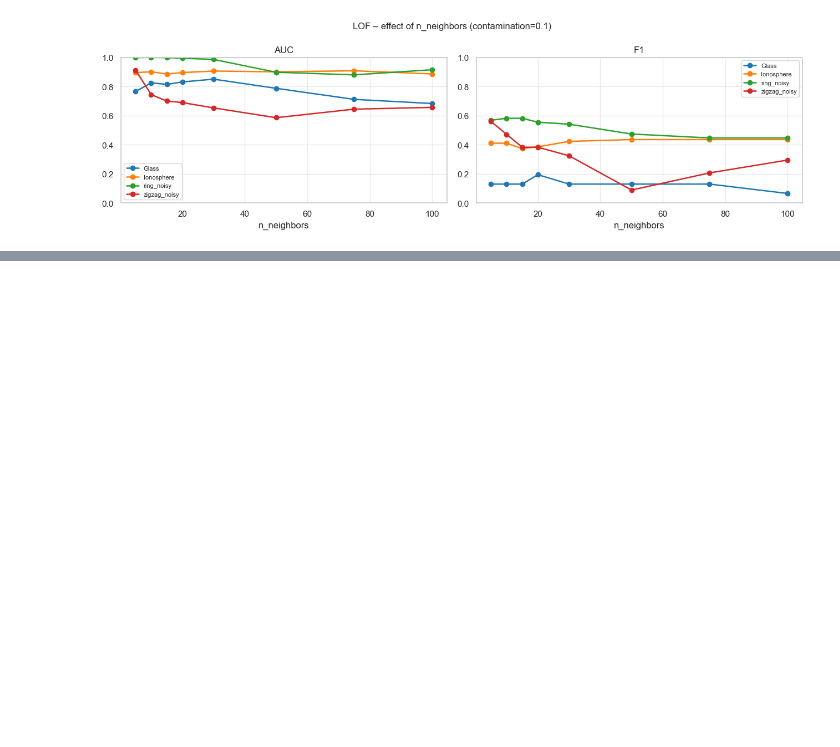
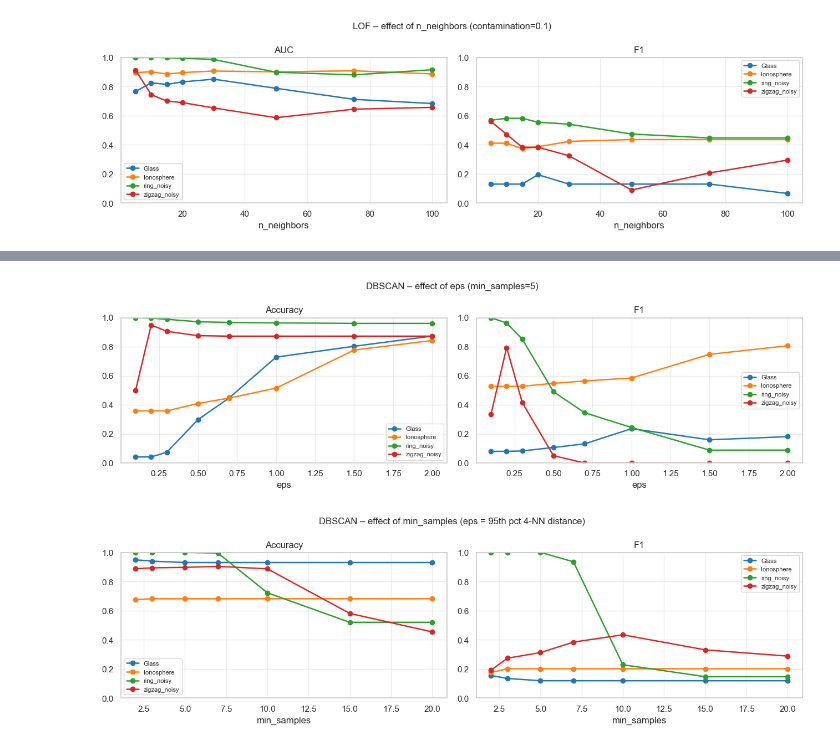
Before and after one commit to annaostrowska03/anomaly-detection-benchmark, a Jupyter notebook: notebooks/01_data_exploration.ipynb, the cells around one changed output, grey strips where cells are left out. Saved outputs shown, nothing was run; the diff lists cells and outputs as text; code cells hidden in the pictures; blank space fills up the shorter version.

Commit message:
feat: add hyperparameter analysis for DBSCAN

```diff
--- a/notebooks/01_data_exploration.ipynb
+++ b/notebooks/01_data_exploration.ipynb
@@ -540,0 +545,57 @@ plot_hyperparam('n_neighbors', k_values, lof_k_results,
+# %%
+eps_values     = [0.1, 0.2, 0.3, 0.5, 0.7, 1.0, 1.5, 2.0]
+min_samp_values = [2, 3, 5, 7, 10, 15, 20]
+
+eps_results = {}
+for ds_name, (X, y) in ALL_DATASETS.items():
+    Xs = StandardScaler().fit_transform(X)
+    eps_results[ds_name] = {}
+    for eps in eps_values:
+        pred = (DBSCAN(eps=eps, min_samples=5).fit_predict(Xs) == -1).astype(int)
+        eps_results[ds_name][eps] = compute_metrics(y, pred)   # no AUC
+
+fig, axes = plt.subplots(1, 2, figsize=(13, 4))
+colors = plt.cm.tab10.colors
+for ax, metric in zip(axes, ['Accuracy', 'F1']):
+    for idx, (ds_name, ev) in enumerate(eps_results.items()):
+        vals = [ev[v][metric] for v in eps_values]
+        ax.plot(eps_values, vals, marker='o', label=ds_name,
+                color=colors[idx], linewidth=1.8)
+    ax.set_title(metric)
+    ax.set_xlabel('eps')
+    ax.set_ylim(0, 1)
+    ax.legend(fontsize=8)
+    ax.grid(True, alpha=0.4)
+fig.suptitle('DBSCAN – effect of eps (min_samples=5)', fontsize=12)
+plt.tight_layout()
+plt.show()
+
+ms_results = {}
+for ds_name, (X, y) in ALL_DATASETS.items():
+    Xs = StandardScaler().fit_transform(X)
+    ms_results[ds_name] = {}
+    for ms in min_samp_values:
+        # use auto eps from 95th pct of 4-NN distance
+        from sklearn.neighbors import NearestNeighbors
+        dists, _ = NearestNeighbors(n_neighbors=4).fit(Xs).kneighbors(Xs)
+        eps = np.percentile(dists[:, -1], 95)
+        pred = (DBSCAN(eps=eps, min_samples=ms).fit_predict(Xs) == -1).astype(int)
+        ms_results[ds_name][ms] = compute_metrics(y, pred)
+
+fig, axes = plt.subplots(1, 2, figsize=(13, 4))
+for ax, metric in zip(axes, ['Accuracy', 'F1']):
+    for idx, (ds_name, mv) in enumerate(ms_results.items()):
+        vals = [mv[v][metric] for v in min_samp_values]
+        ax.plot(min_samp_values, vals, marker='o', label=ds_name,
+                color=colors[idx], linewidth=1.8)
+    ax.set_title(metric)
+    ax.set_xlabel('min_samples')
+    ax.set_ylim(0, 1)
+    ax.legend(fontsize=8)
+    ax.grid(True, alpha=0.4)
+fig.suptitle('DBSCAN – effect of min_samples (eps = 95th pct 4-NN distance)', fontsize=12)
+plt.tight_layout()
+plt.show()
+# %% [output]
+[figure, added]
+[figure, added]
```
Also changed, not shown: parts of 1 cell of this notebook.
